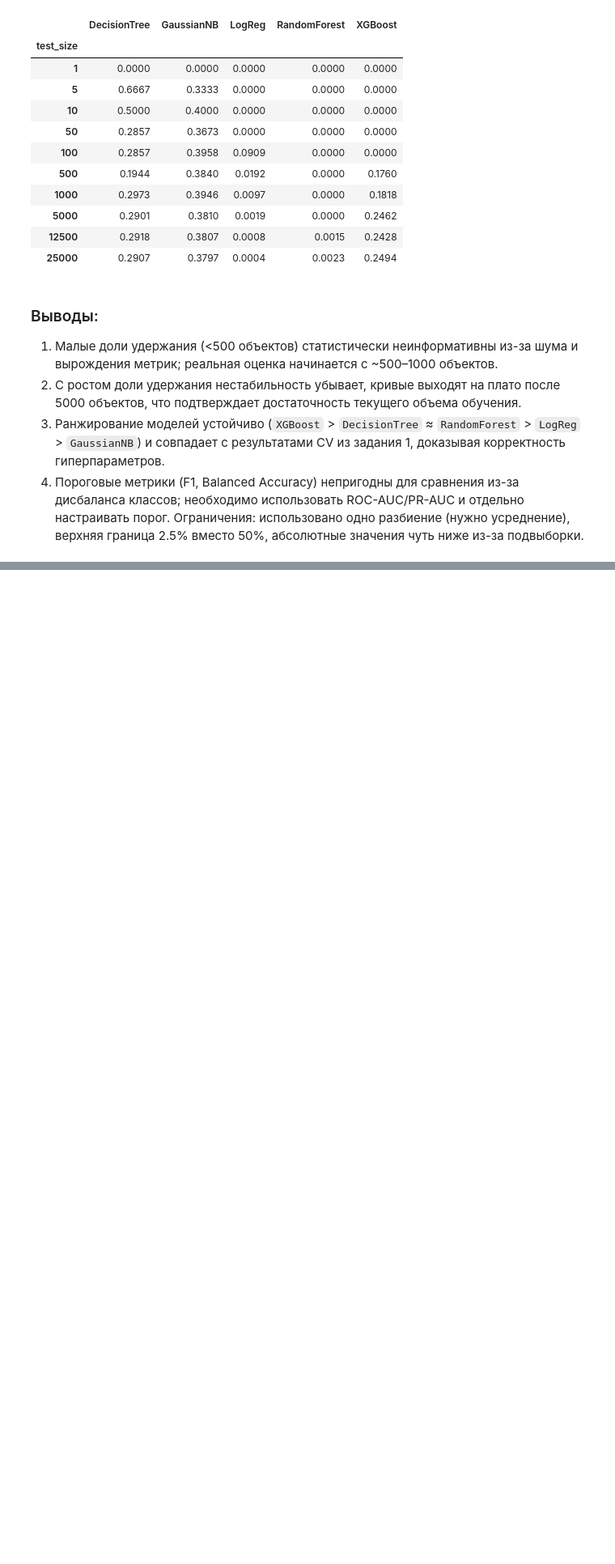
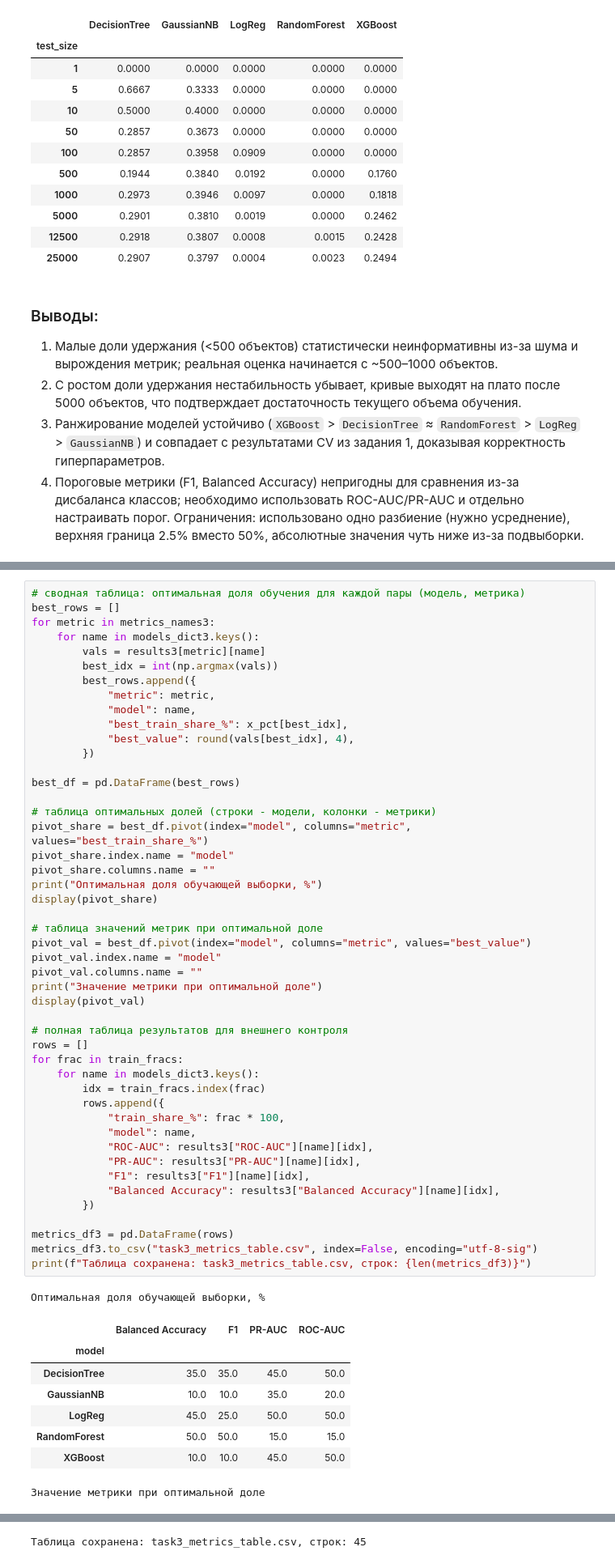
Before and after one commit to Dead-Ded/AITechnologiesMaster, a Jupyter notebook: kt3/kt3_tasks.ipynb, the cells around one changed output, grey strips where cells are left out. Shown at 81% size. Drawn from its saved outputs; the diff is of its cells as text; blank space fills up the shorter version.

```diff
--- a/kt3/kt3_tasks.ipynb
+++ b/kt3/kt3_tasks.ipynb
@@ -578,0 +677,57 @@ F1-score по долям:
+# %%
+# сводная таблица: оптимальная доля обучения для каждой пары (модель, метрика)
+best_rows = []
+for metric in metrics_names3:
+    for name in models_dict3.keys():
+        vals = results3[metric][name]
+        best_idx = int(np.argmax(vals))
+        best_rows.append({
+            "metric": metric,
+            "model": name,
+            "best_train_share_%": x_pct[best_idx],
+            "best_value": round(vals[best_idx], 4),
+        })
+
+best_df = pd.DataFrame(best_rows)
+
+# таблица оптимальных долей (строки - модели, колонки - метрики)
+pivot_share = best_df.pivot(index="model", columns="metric", values="best_train_share_%")
+pivot_share.index.name = "model"
+pivot_share.columns.name = ""
+print("Оптимальная доля обучающей выборки, %")
+display(pivot_share)
+
+# таблица значений метрик при оптимальной доле
+pivot_val = best_df.pivot(index="model", columns="metric", values="best_value")
+pivot_val.index.name = "model"
+pivot_val.columns.name = ""
+print("Значение метрики при оптимальной доле")
+display(pivot_val)
+
+# полная таблица результатов для внешнего контроля
+rows = []
+for frac in train_fracs:
+    for name in models_dict3.keys():
+        idx = train_fracs.index(frac)
+        rows.append({
+            "train_share_%": frac * 100,
+            "model": name,
+            "ROC-AUC": results3["ROC-AUC"][name][idx],
+            "PR-AUC": results3["PR-AUC"][name][idx],
+            "F1": results3["F1"][name][idx],
+            "Balanced Accuracy": results3["Balanced Accuracy"][name][idx],
+        })
+
+metrics_df3 = pd.DataFrame(rows)
+metrics_df3.to_csv("task3_metrics_table.csv", index=False, encoding="utf-8-sig")
+print(f"Таблица сохранена: task3_metrics_table.csv, строк: {len(metrics_df3)}")
+# %% [output]
+Оптимальная доля обучающей выборки, %
+|  | Balanced Accuracy | F1 | PR-AUC | ROC-AUC |
+| model |  |  |  |  |
+| DecisionTree | 35.0 | 35.0 | 45.0 | 50.0 |
+| GaussianNB | 10.0 | 10.0 | 35.0 | 20.0 |
+| LogReg | 45.0 | 25.0 | 50.0 | 50.0 |
+| RandomForest | 50.0 | 50.0 | 15.0 | 15.0 |
+| XGBoost | 10.0 | 10.0 | 45.0 | 50.0 |
+Значение метрики при оптимальной доле
@@ -578,0 +741 @@ F1-score по долям:
+Таблица сохранена: task3_metrics_table.csv, строк: 45
```
Also changed, not shown: parts of 5 cells of this notebook.
